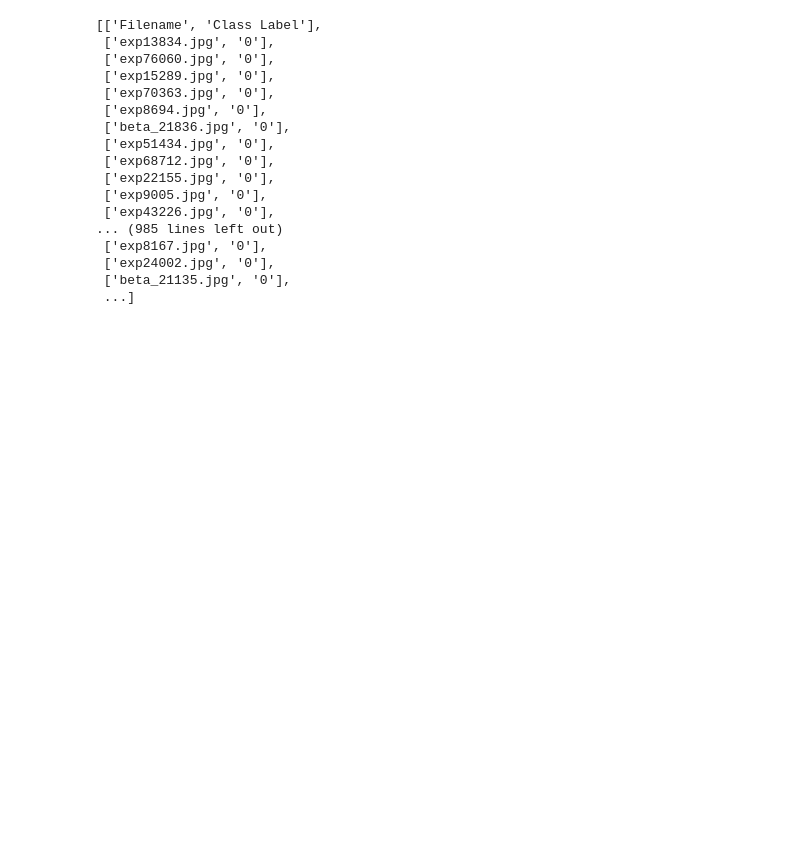
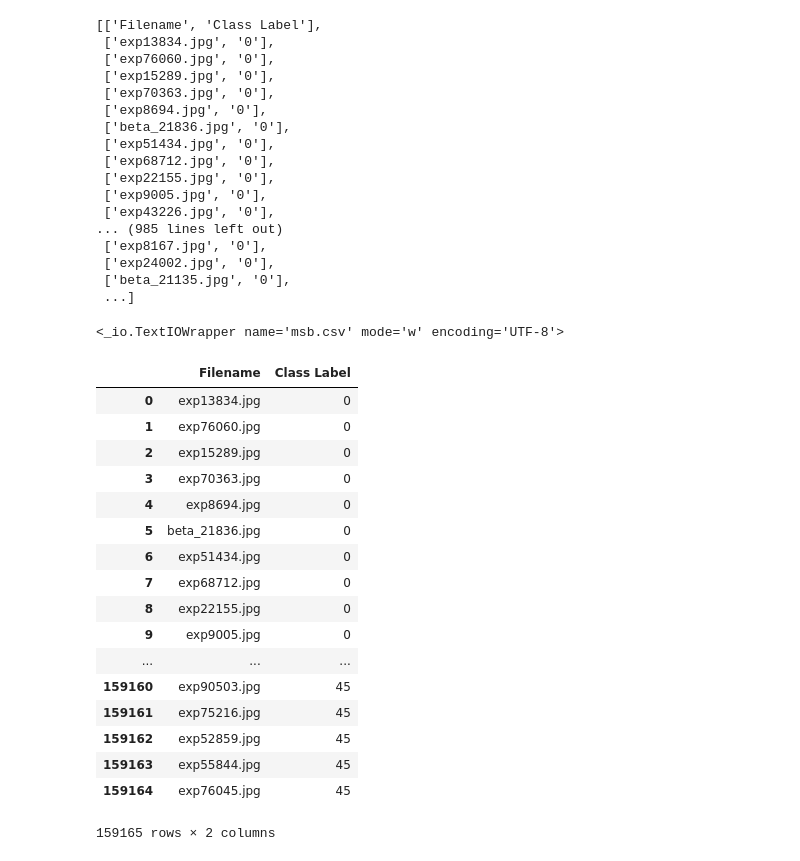
Before and after one commit to yuhanmeng/Math-symbol-recognization, a Jupyter notebook: process.ipynb, the cells around one changed output. Cells and saved outputs as stored; diff of their text form; code cells hidden in the pictures; blank space fills up the shorter version.

```diff
--- a/process.ipynb
+++ b/process.ipynb
@@ -54,3 +43,7 @@ reader6
  ['exp24002.jpg', '0'],
  ['beta_21135.jpg', '0'],
  ...]
+# %%
+msb
+# %% [output]
+<_io.TextIOWrapper name='msb.csv' mode='w' encoding='UTF-8'>
@@ -56,0 +53,22 @@ reader6
+# %%
+df= pd.read_csv('msb.csv')#read files
+df
+# %% [output]
+|  | Filename | Class Label |
+| 0 | exp13834.jpg | 0 |
+| 1 | exp76060.jpg | 0 |
+| 2 | exp15289.jpg | 0 |
+| 3 | exp70363.jpg | 0 |
+| 4 | exp8694.jpg | 0 |
+| 5 | beta_21836.jpg | 0 |
+| 6 | exp51434.jpg | 0 |
+| 7 | exp68712.jpg | 0 |
+| 8 | exp22155.jpg | 0 |
+| 9 | exp9005.jpg | 0 |
+| ... | ... | ... |
+| 159160 | exp90503.jpg | 45 |
+| 159161 | exp75216.jpg | 45 |
+| 159162 | exp52859.jpg | 45 |
+| 159163 | exp55844.jpg | 45 |
+| 159164 | exp76045.jpg | 45 |
+159165 rows × 2 columns
```
Also changed, not shown: parts of 10 cells of this notebook, 3 other files.
